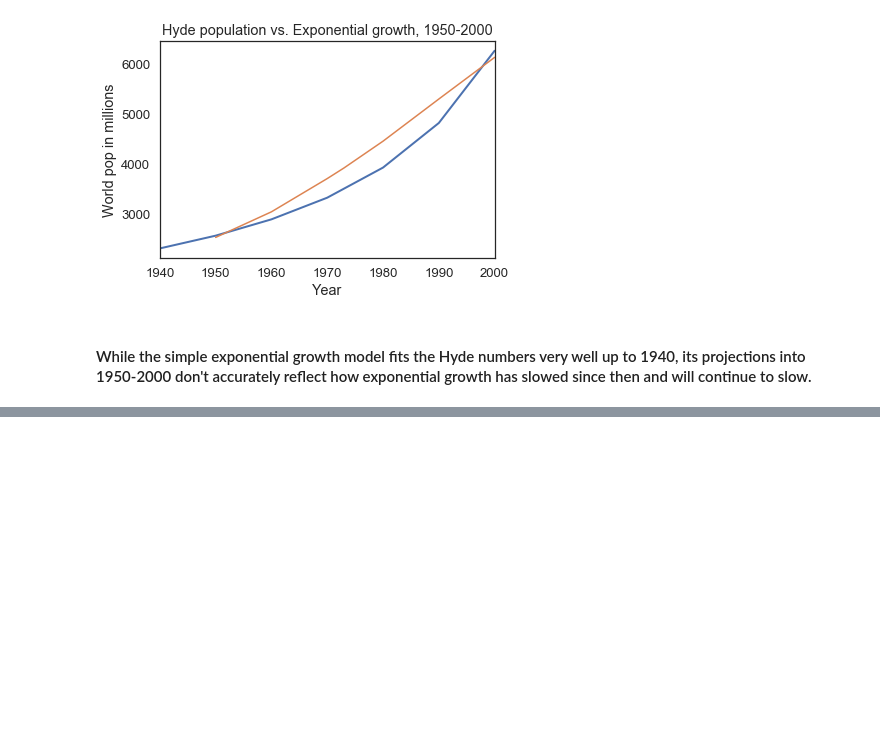
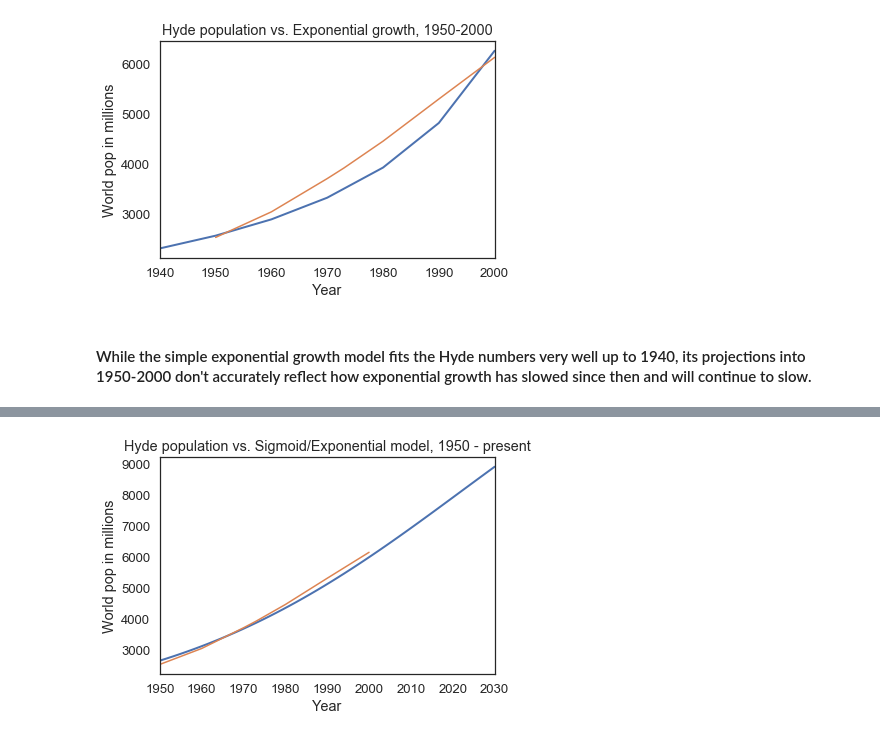
Before and after one commit to ebhtra/msds-604, a Jupyter notebook: ModSimPy/notebooks/chap10.ipynb, the cells around one changed output, grey strips where cells are left out. Drawn from its saved outputs; the diff is of its cells as text; code cells hidden in the pictures; blank space fills up the shorter version.

```diff
--- a/ModSimPy/notebooks/chap10.ipynb
+++ b/ModSimPy/notebooks/chap10.ipynb
@@ -281,0 +313,8 @@ To do:  Try fitting a scaled sigmoid curve to the numbers, since growth is no lo
+# %%
+years = np.linspace(1950, 2030, 50)
+plot(years, [(sigpop(yr - t_0, alpha, maxpop) / 1e6 + exppop(yr, pop1, x, y, z)) for yr in years])
+newHyde.hyde.plot()
+plt.ylabel("World pop in millions")
+plt.title("Hyde population vs. Sigmoid/Exponential model, 1950 - present");
+# %% [output]
+[figure, added]
```
Also changed, not shown: parts of 8 cells of this notebook.
